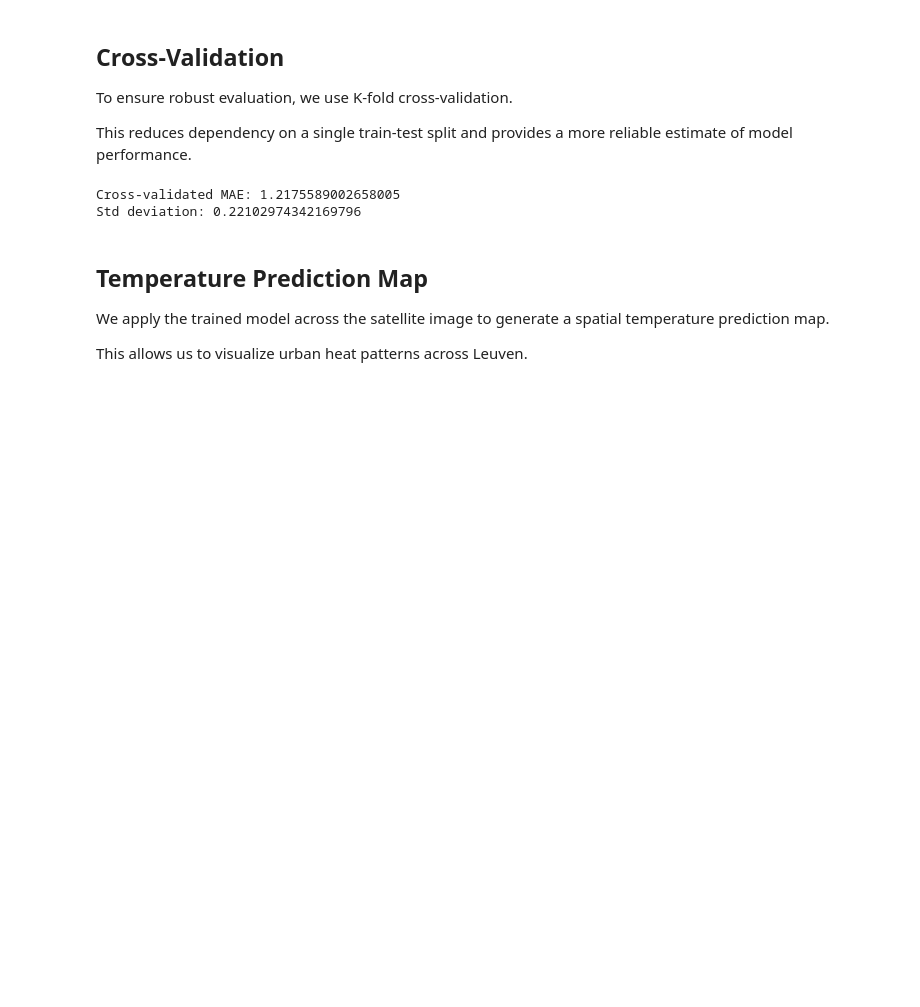
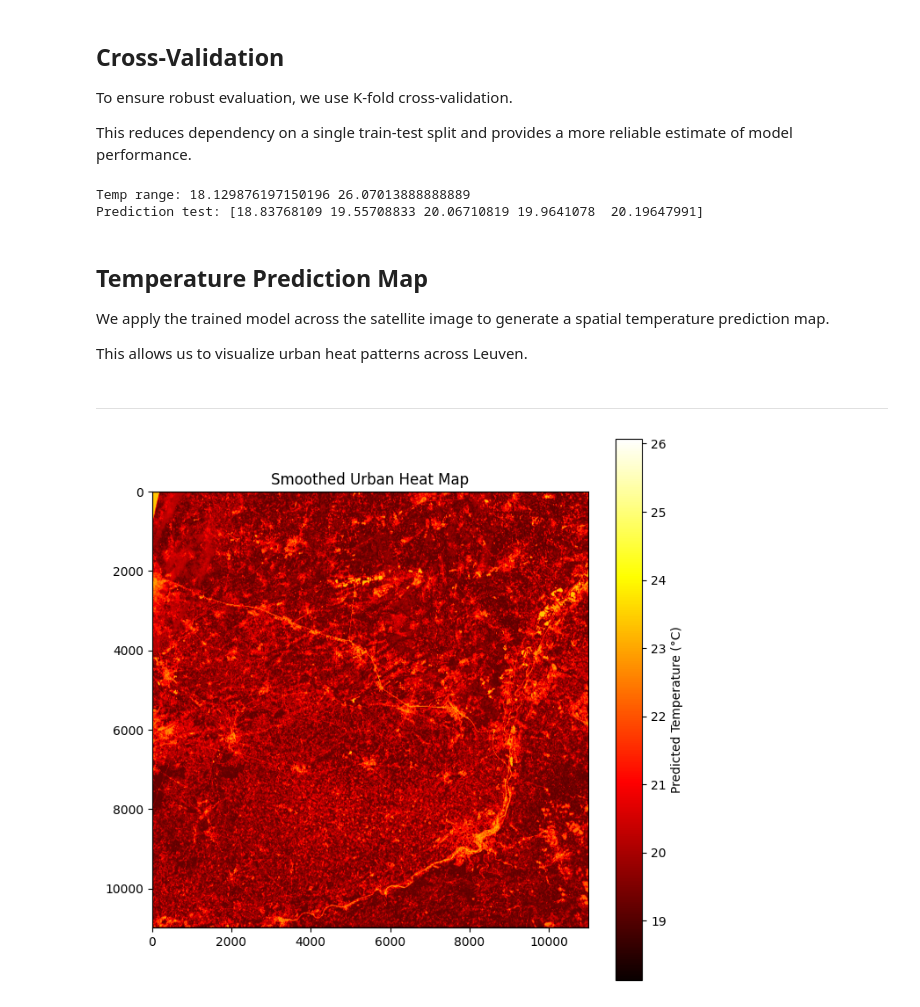
Before and after one commit to mylenearadaniucll2024/urban-heat-ai-leuven, a Jupyter notebook: notebooks/01_preprocessing.ipynb, the cells around one changed output. Cells and saved outputs as stored; diff of their text form; code cells hidden in the pictures; blank space fills up the shorter version.

Commit message:
updated baseline modelling ready for train and test

```diff
--- a/notebooks/01_preprocessing.ipynb
+++ b/notebooks/01_preprocessing.ipynb
@@ -603,27 +603,28 @@ To ensure robust evaluation, we use K-fold cross-validation.
 This reduces dependency on a single train-test split and provides
 a more reliable estimate of model performance.
 # %%
-from sklearn.model_selection import cross_val_score
+from sklearn.preprocessing import StandardScaler
+from sklearn.ensemble import RandomForestRegressor
 
 # Flatten patches
 X = patches.reshape(len(patches), -1)
 y = temps
 
+# SCALE HERE
+scaler = StandardScaler()
+X_scaled = scaler.fit_transform(X)
+
+# Train on SCALED data
 model = RandomForestRegressor(n_estimators=100)
+model.fit(X_scaled, y)
 
-scores = cross_val_score(
-    model, X, y,
-    cv=5,
-    scoring='neg_mean_absolute_error'
-)
+print("Temp range:", y.min(), y.max())
 
-mae_scores = -scores
-
-print("Cross-validated MAE:", mae_scores.mean())
-print("Std deviation:", mae_scores.std())
+print("Prediction test:",
+      model.predict(scaler.transform(X[:5])))
 # %% [output]
-Cross-validated MAE: 1.2175589002658005
-Std deviation: 0.22102974342169796
+Temp range: 18.129876197150196 26.07013888888889
+Prediction test: [18.83768109 19.55708833 20.06710819 19.9641078  20.19647991]
 # %% [markdown]
 ## Temperature Prediction Map
 
@@ -631,3 +632,46 @@ We apply the trained model across the satellite image to generate
 a spatial temperature prediction map.
 
 This allows us to visualize urban heat patterns across Leuven.
+# %% [markdown]
+---
+# %%
+import numpy as np
+
+H, W = red.shape
+heatmap = np.full((H, W), np.nan)
+
+patch_size = 16
+step = 20
+
+for r in range(patch_size//2, H - patch_size//2, step):
+    for c in range(patch_size//2, W - patch_size//2, step):
+
+        patch = image_stack[:,
+                            r - patch_size//2 : r + patch_size//2,
+                            c - patch_size//2 : c + patch_size//2]
+
+        if patch.shape == (3, patch_size, patch_size):
+            patch_flat = patch.reshape(1, -1)
+
+            # IMPORTANT: apply SAME scaler
+            patch_scaled = scaler.transform(patch_flat)
+
+            temp_pred = model.predict(patch_scaled)
+            heatmap[
+                r - step//2 : r + step//2,
+                c - step//2 : c + step//2
+            ] = temp_pred[0]
+# %%
+from scipy.ndimage import gaussian_filter
+
+heatmap_smooth = gaussian_filter(np.nan_to_num(heatmap), sigma=5)
+
+plt.figure(figsize=(8,8))
+plt.imshow(heatmap_smooth, cmap='hot',
+           vmin=y.min(),
+           vmax=y.max())
+plt.colorbar(label="Predicted Temperature (°C)")
+plt.title("Smoothed Urban Heat Map")
+plt.show()
+# %% [output]
+[figure, added]
```
Also changed, not shown: parts of 4 cells of this notebook.
